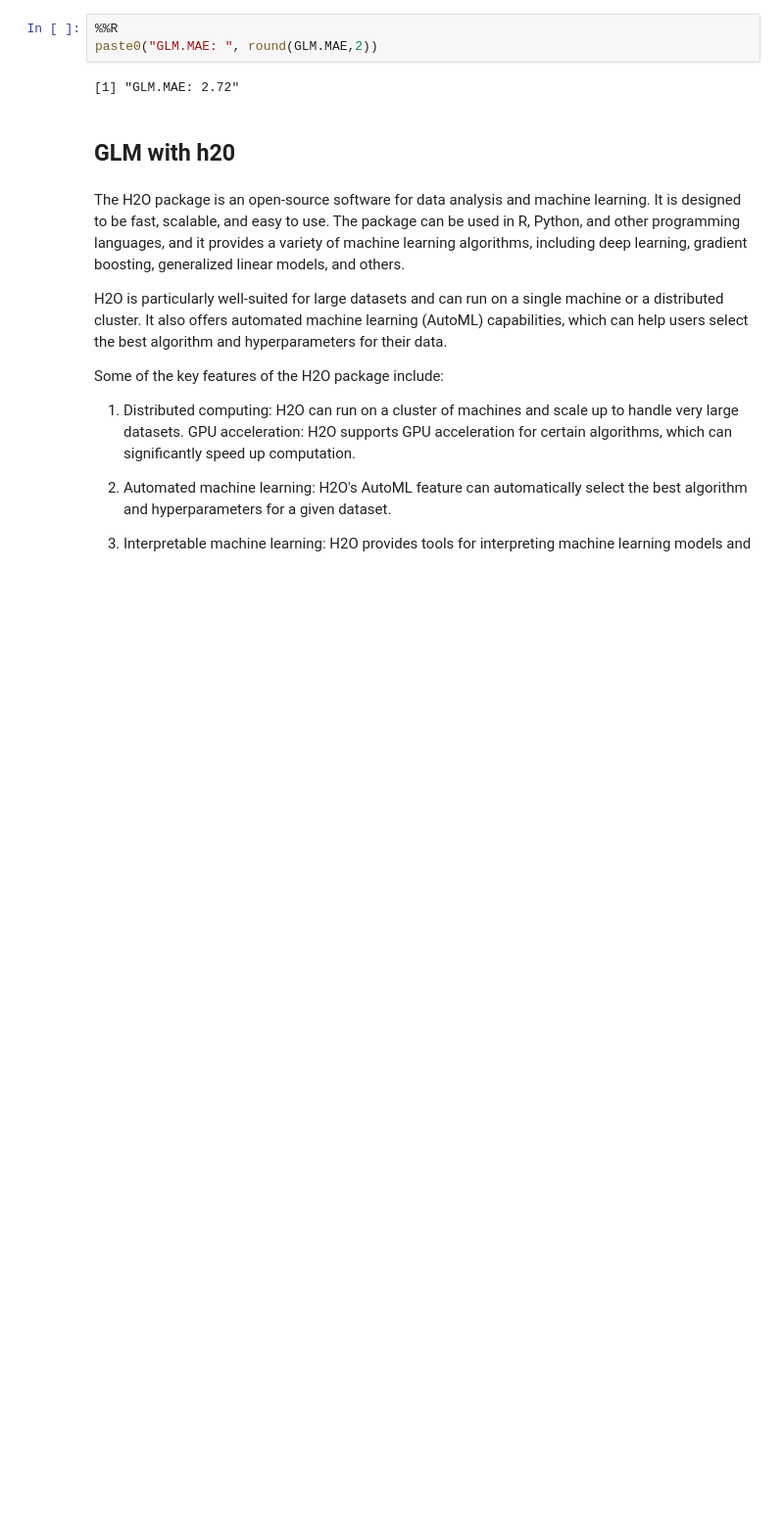
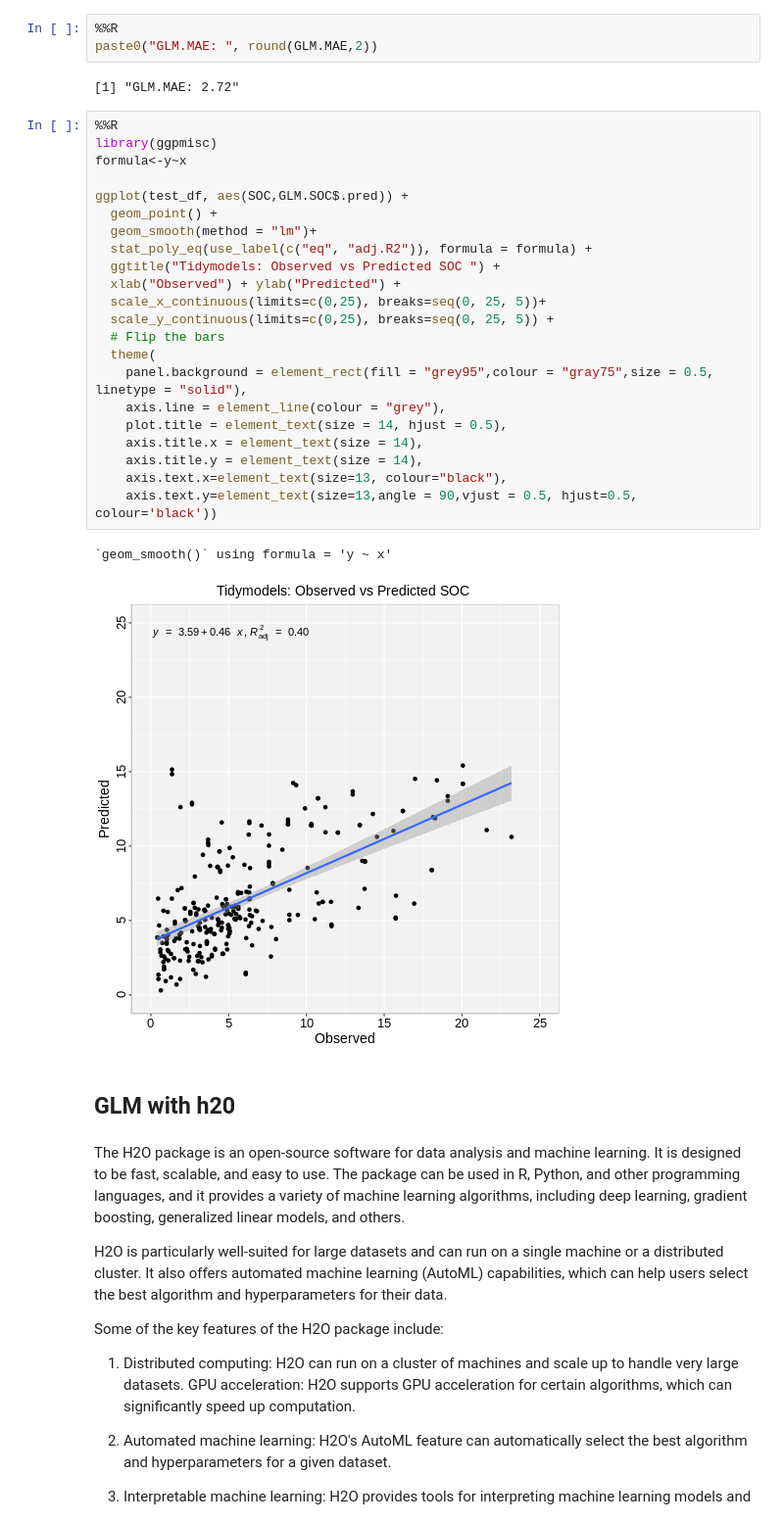
Before and after one commit to zia207/r-colab, a Jupyter notebook: generalized_linear_models.ipynb, the cells around one changed output. Shown at 98% size. Drawn from its saved outputs; the diff is of its cells as text; blank space fills up the shorter version.

```diff
--- a/generalized_linear_models.ipynb
+++ b/generalized_linear_models.ipynb
@@ -430,6 +433,31 @@ paste0("GLM.RMSE: ", round(GLM.RMSE,2))
 paste0("GLM.MAE: ", round(GLM.MAE,2))
 # %% [output]
 [1] "GLM.MAE: 2.72"
+# %%
+%%R
+library(ggpmisc)
+formula<-y~x
+
+ggplot(test_df, aes(SOC,GLM.SOC$.pred)) +
+  geom_point() +
+  geom_smooth(method = "lm")+
+  stat_poly_eq(use_label(c("eq", "adj.R2")), formula = formula) +
+  ggtitle("Tidymodels: Observed vs Predicted SOC ") +
+  xlab("Observed") + ylab("Predicted") +
+  scale_x_continuous(limits=c(0,25), breaks=seq(0, 25, 5))+
+  scale_y_continuous(limits=c(0,25), breaks=seq(0, 25, 5)) +
+  # Flip the bars
+  theme(
+    panel.background = element_rect(fill = "grey95",colour = "gray75",size = 0.5, linetype = "solid"),
+    axis.line = element_line(colour = "grey"),
+    plot.title = element_text(size = 14, hjust = 0.5),
+    axis.title.x = element_text(size = 14),
+    axis.title.y = element_text(size = 14),
+    axis.text.x=element_text(size=13, colour="black"),
+    axis.text.y=element_text(size=13,angle = 90,vjust = 0.5, hjust=0.5, colour='black'))
+# %% [output]
+`geom_smooth()` using formula = 'y ~ x'
+[figure, added]
 # %% [markdown]
 ## GLM with h20
 # %% [markdown]
```
Also changed, not shown: parts of 1 cell of this notebook.
